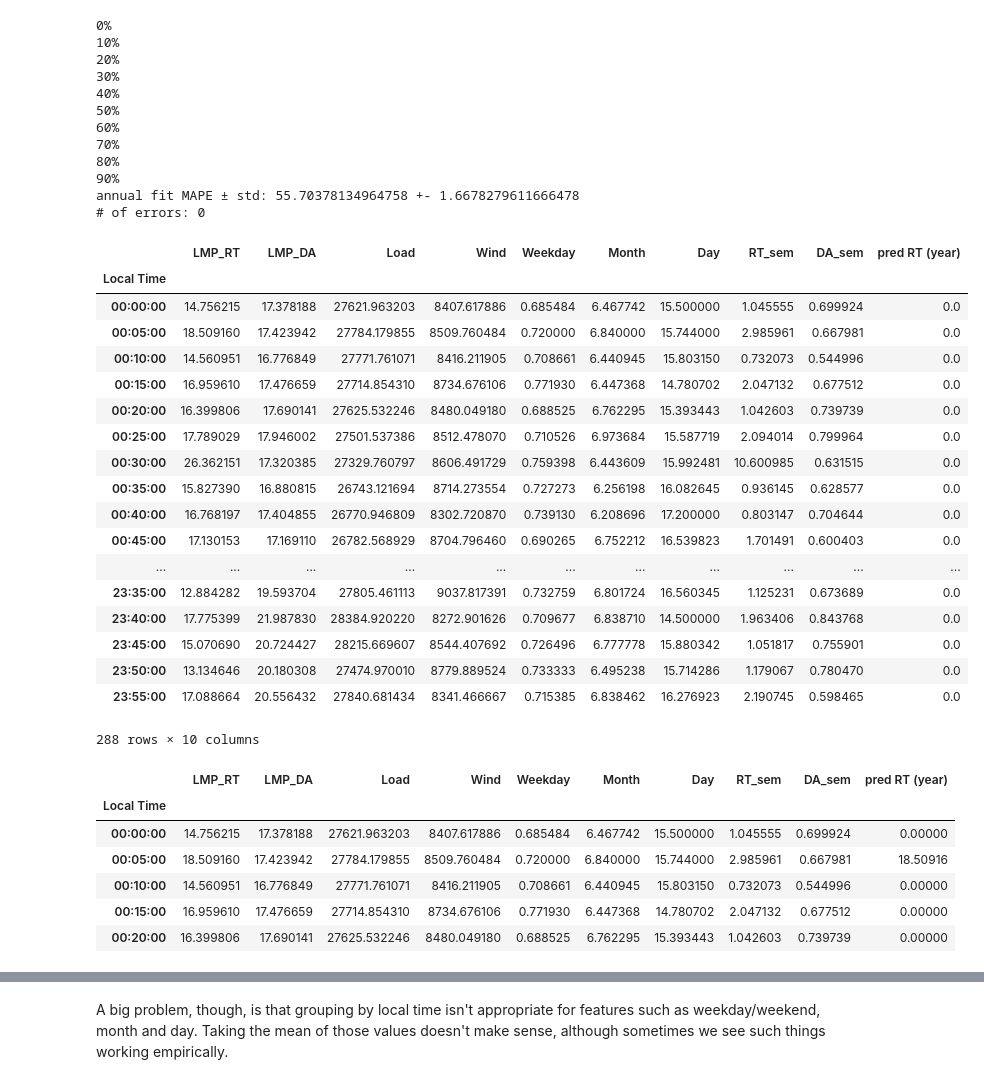
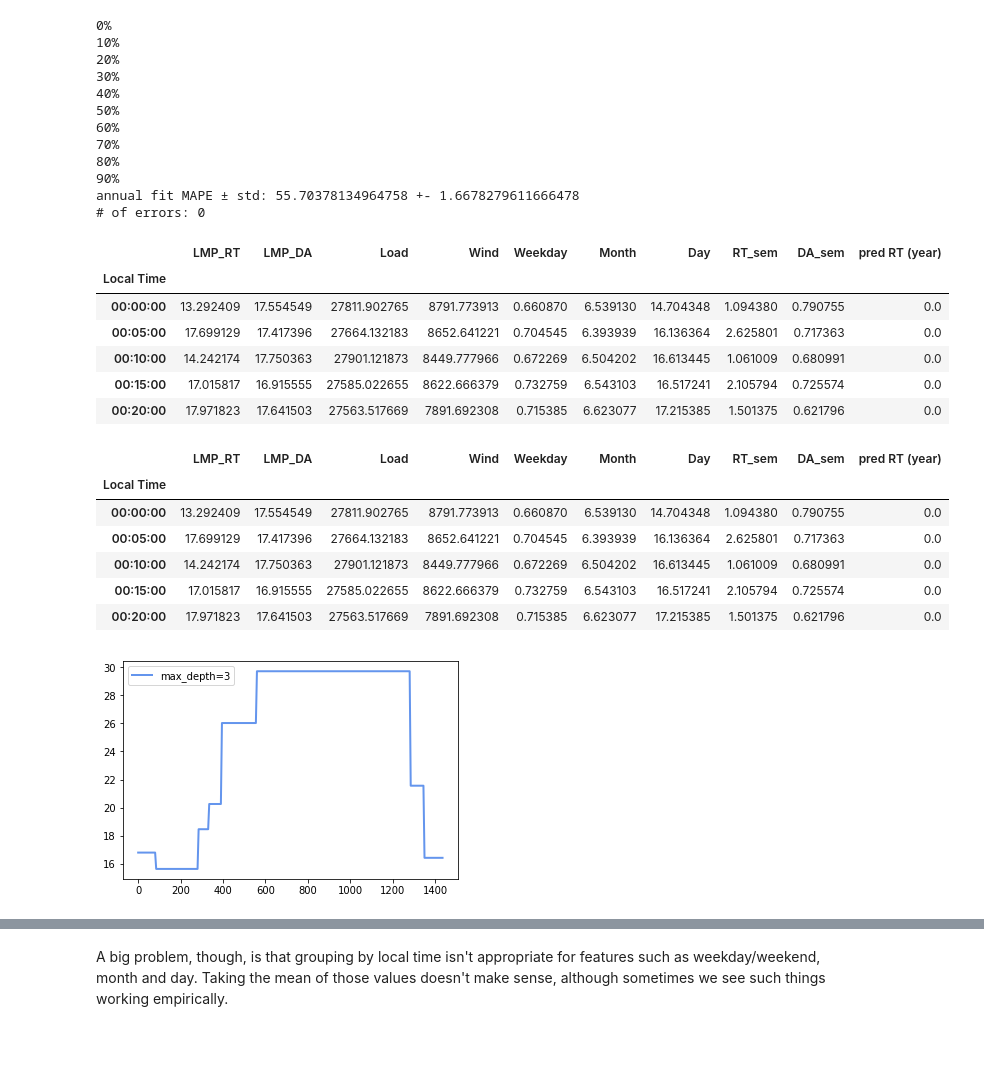
Before and after one commit to felipeascouto/energy, a Jupyter notebook: research_p2.ipynb, the cells around one changed output, grey strips where cells are left out. Drawn from its saved outputs; the diff is of its cells as text; code cells hidden in the pictures; blank space fills up the shorter version.

```diff
--- a/research_p2.ipynb
+++ b/research_p2.ipynb
@@ -1357,40 +1463,28 @@ annual fit MAPE ± std: 55.70378134964758 +- 1.6678279611666478
 # %%
 year_list = []
 train, test = train_test_split(DART_gen_2018, test_size=0.33)
 
 train_data = train.groupby('Local Time')[['LMP_RT','LMP_DA','Load','Wind','Weekday','Month','Day']].mean()
 train_data['RT_sem'] = train.groupby('Local Time')['LMP_RT'].sem()
 train_data['DA_sem'] = train.groupby('Local Time')['LMP_DA'].sem()
 test_data = test.groupby('Local Time')[['LMP_RT','LMP_DA','Load','Wind','Weekday','Month','Day']].mean()
 test_data['RT_sem'] = test.groupby('Local Time')['LMP_RT'].sem()
 test_data['DA_sem'] = test.groupby('Local Time')['LMP_DA'].sem()
 
 test_data_copy = test_data.copy()
 test_data_copy['pred RT (year)'] = np.zeros(test_data_copy.index.shape[0])
-test_data_copy
+test_data_copy.head()
 # %% [output]
 |  | LMP_RT | LMP_DA | Load | Wind | Weekday | Month | Day | RT_sem | DA_sem | pred RT (year) |
 | Local Time |  |  |  |  |  |  |  |  |  |  |
-| 00:00:00 | 14.756215 | 17.378188 | 27621.963203 | 8407.617886 | 0.685484 | 6.467742 | 15.500000 | 1.045555 | 0.699924 | 0.0 |
-| 00:05:00 | 18.509160 | 17.423942 | 27784.179855 | 8509.760484 | 0.720000 | 6.840000 | 15.744000 | 2.985961 | 0.667981 | 0.0 |
-| 00:10:00 | 14.560951 | 16.776849 | 27771.761071 | 8416.211905 | 0.708661 | 6.440945 | 15.803150 | 0.732073 | 0.544996 | 0.0 |
-| 00:15:00 | 16.959610 | 17.476659 | 27714.854310 | 8734.676106 | 0.771930 | 6.447368 | 14.780702 | 2.047132 | 0.677512 | 0.0 |
-| 00:20:00 | 16.399806 | 17.690141 | 27625.532246 | 8480.049180 | 0.688525 | 6.762295 | 15.393443 | 1.042603 | 0.739739 | 0.0 |
-| 00:25:00 | 17.789029 | 17.946002 | 27501.537386 | 8512.478070 | 0.710526 | 6.973684 | 15.587719 | 2.094014 | 0.799964 | 0.0 |
-| 00:30:00 | 26.362151 | 17.320385 | 27329.760797 | 8606.491729 | 0.759398 | 6.443609 | 15.992481 | 10.600985 | 0.631515 | 0.0 |
-| 00:35:00 | 15.827390 | 16.880815 | 26743.121694 | 8714.273554 | 0.727273 | 6.256198 | 16.082645 | 0.936145 | 0.628577 | 0.0 |
-| 00:40:00 | 16.768197 | 17.404855 | 26770.946809 | 8302.720870 | 0.739130 | 6.208696 | 17.200000 | 0.803147 | 0.704644 | 0.0 |
-| 00:45:00 | 17.130153 | 17.169110 | 26782.568929 | 8704.796460 | 0.690265 | 6.752212 | 16.539823 | 1.701491 | 0.600403 | 0.0 |
-| ... | ... | ... | ... | ... | ... | ... | ... | ... | ... | ... |
-| 23:35:00 | 12.884282 | 19.593704 | 27805.461113 | 9037.817391 | 0.732759 | 6.801724 | 16.560345 | 1.125231 | 0.673689 | 0.0 |
-| 23:40:00 | 17.775399 | 21.987830 | 28384.920220 | 8272.901626 | 0.709677 | 6.838710 | 14.500000 | 1.963406 | 0.843768 | 0.0 |
-| 23:45:00 | 15.070690 | 20.724427 | 28215.669607 | 8544.407692 | 0.726496 | 6.777778 | 15.880342 | 1.051817 | 0.755901 | 0.0 |
-| 23:50:00 | 13.134646 | 20.180308 | 27474.970010 | 8779.889524 | 0.733333 | 6.495238 | 15.714286 | 1.179067 | 0.780470 | 0.0 |
-| 23:55:00 | 17.088664 | 20.556432 | 27840.681434 | 8341.466667 | 0.715385 | 6.838462 | 16.276923 | 2.190745 | 0.598465 | 0.0 |
+| 00:00:00 | 13.292409 | 17.554549 | 27811.902765 | 8791.773913 | 0.660870 | 6.539130 | 14.704348 | 1.094380 | 0.790755 | 0.0 |
+| 00:05:00 | 17.699129 | 17.417396 | 27664.132183 | 8652.641221 | 0.704545 | 6.393939 | 16.136364 | 2.625801 | 0.717363 | 0.0 |
+| 00:10:00 | 14.242174 | 17.750363 | 27901.121873 | 8449.777966 | 0.672269 | 6.504202 | 16.613445 | 1.061009 | 0.680991 | 0.0 |
+| 00:15:00 | 17.015817 | 16.915555 | 27585.022655 | 8622.666379 | 0.732759 | 6.543103 | 16.517241 | 2.105794 | 0.725574 | 0.0 |
+| 00:20:00 | 17.971823 | 17.641503 | 27563.517669 | 7891.692308 | 0.715385 | 6.623077 | 17.215385 | 1.501375 | 0.621796 | 0.0 |
-288 rows × 10 columns
 # %%
 f = 1
-branch_dfs = sklearn_clusters_d(train_data, test_data, 10)
+branch_dfs = sklearn_clusters_2(train_data, 3, True)
 result8 = smf.ols(formula="LMP_RT ~ LMP_DA + RT_sem + DA_sem + Load + Wind + Weekday + Month + Day", data=branch_dfs[f]).fit()
 for hour in branch_dfs[f].index:
     test_data_copy['pred RT (year)'].loc[hour] = (
@@ -1407,11 +1501,12 @@ test_data_copy.head()
 # %% [output]
 |  | LMP_RT | LMP_DA | Load | Wind | Weekday | Month | Day | RT_sem | DA_sem | pred RT (year) |
 | Local Time |  |  |  |  |  |  |  |  |  |  |
-| 00:00:00 | 14.756215 | 17.378188 | 27621.963203 | 8407.617886 | 0.685484 | 6.467742 | 15.500000 | 1.045555 | 0.699924 | 0.00000 |
-| 00:05:00 | 18.509160 | 17.423942 | 27784.179855 | 8509.760484 | 0.720000 | 6.840000 | 15.744000 | 2.985961 | 0.667981 | 18.50916 |
-| 00:10:00 | 14.560951 | 16.776849 | 27771.761071 | 8416.211905 | 0.708661 | 6.440945 | 15.803150 | 0.732073 | 0.544996 | 0.00000 |
-| 00:15:00 | 16.959610 | 17.476659 | 27714.854310 | 8734.676106 | 0.771930 | 6.447368 | 14.780702 | 2.047132 | 0.677512 | 0.00000 |
-| 00:20:00 | 16.399806 | 17.690141 | 27625.532246 | 8480.049180 | 0.688525 | 6.762295 | 15.393443 | 1.042603 | 0.739739 | 0.00000 |
+| 00:00:00 | 13.292409 | 17.554549 | 27811.902765 | 8791.773913 | 0.660870 | 6.539130 | 14.704348 | 1.094380 | 0.790755 | 0.0 |
+| 00:05:00 | 17.699129 | 17.417396 | 27664.132183 | 8652.641221 | 0.704545 | 6.393939 | 16.136364 | 2.625801 | 0.717363 | 0.0 |
+| 00:10:00 | 14.242174 | 17.750363 | 27901.121873 | 8449.777966 | 0.672269 | 6.504202 | 16.613445 | 1.061009 | 0.680991 | 0.0 |
+| 00:15:00 | 17.015817 | 16.915555 | 27585.022655 | 8622.666379 | 0.732759 | 6.543103 | 16.517241 | 2.105794 | 0.725574 | 0.0 |
+| 00:20:00 | 17.971823 | 17.641503 | 27563.517669 | 7891.692308 | 0.715385 | 6.623077 | 17.215385 | 1.501375 | 0.621796 | 0.0 |
+[figure, added]
 # %%
 train_data.loc[branch_dfs[f].index]
 # %% [output]
```
Also changed, not shown: parts of 5 cells of this notebook.
